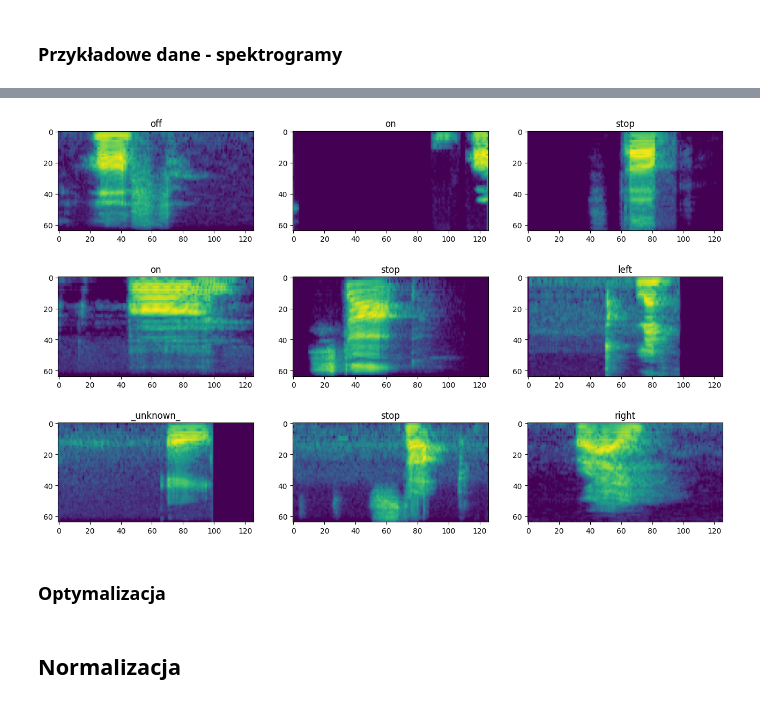
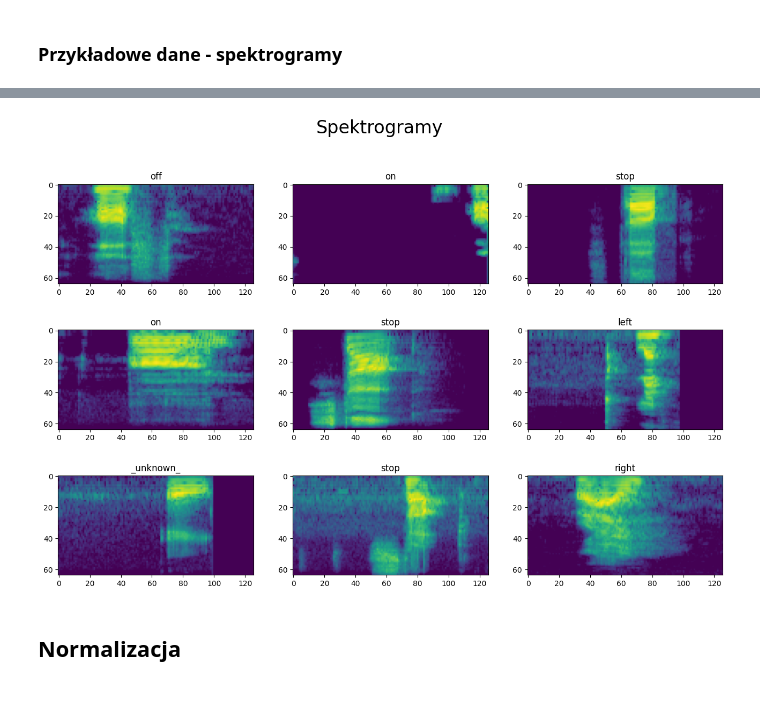
Before and after one commit to JKural/psi-projekt, a Jupyter notebook: psi-project.ipynb, the cells around one changed output, grey strips where cells are left out. Cells and saved outputs as stored; diff of their text form; code cells hidden in the pictures.

```diff
--- a/psi-project.ipynb
+++ b/psi-project.ipynb
@@ -139,7 +159,6 @@ fig, axs = plt.subplots(rows, cols, figsize=(16, 10))
 for k, (audio, label) in enumerate(train_ds.take(n)):
     i, j = divmod(k, cols)
     ts = np.linspace(0, 1, 16000)
-    audio = (audio / np.iinfo(np.int16).max).numpy()
     audio = np.pad(audio, [[0, 16000 - len(audio)]])
     axs[i, j].plot(ts, audio)
     axs[i, j].set_title(info.features["label"].names[label])
@@ -185,30 +220,22 @@ mel_spectrogram_layer = layers.MelSpectrogram(
 # %% [markdown]
 ## Datasety spektrogramów
 # %%
-def get_spectrogram(audio):
-    min_size = 16000 - tf.shape(audio)[0]
-    paddings = [[0, min_size]]
-    padded_scaled_audio = tf.pad(
-        tf.cast(audio / np.iinfo(np.int16).max, tf.float32),
-        paddings=paddings,
-        mode="CONSTANT"
-    )
-    return tf.transpose(mel_spectrogram_layer(padded_scaled_audio))
+batch_size=32
 
-train_spectrogram_ds = train_ds.map(
-    lambda X, y: (get_spectrogram(X), y),
-    num_parallel_calls=tf.data.AUTOTUNE
-)
+train_spectrogram_ds = (train_ds
+                        .batch(batch_size)
+                        .map(lambda X, y: (preprocessing_layer(X), y))
+                        .prefetch(buffer_size=tf.data.AUTOTUNE))
 
-val_spectrogram_ds = val_ds.map(
-    lambda X, y: (get_spectrogram(X), y),
-    num_parallel_calls=tf.data.AUTOTUNE
-)
+val_spectrogram_ds = (val_ds
+                      .batch(batch_size)
+                      .map(lambda X, y: (preprocessing_layer(X), y))
+                      .prefetch(buffer_size=tf.data.AUTOTUNE))
 
-test_spectrogram_ds = test_ds.map(
-    lambda X, y: (get_spectrogram(X), y),
-    num_parallel_calls=tf.data.AUTOTUNE
-)
+test_spectrogram_ds = (test_ds
+                       .batch(batch_size)
+                       .map(lambda X, y: (preprocessing_layer(X), y))
+                       .prefetch(buffer_size=tf.data.AUTOTUNE))
 # %% [markdown]
 ### Przykładowe dane - spektrogramy
 # %%
@@ -220,9 +247,11 @@ rows = 3
 cols = 3
 n = rows * cols
 fig, axs = plt.subplots(rows, cols, figsize=(16, 10))
-for k, (spectrogram, label) in enumerate(train_spectrogram_ds.take(n)):
-        i, j = divmod(k, cols)
-        axs[i, j].imshow(spectrogram.numpy().T)
-        axs[i, j].set_title(info.features["label"].names[label])
+for Xs, ys in train_spectrogram_ds.take(1):
+    for k, (spectrogram, label) in enumerate(zip(Xs[:n], ys[:n])):
+            i, j = divmod(k, cols)
+            draw_spectrogram(axs[i, j], spectrogram)
+            axs[i, j].set_title(label_names[label])
+fig.suptitle("Spektrogramy", fontsize=24)
 plt.show()
 # %% [output]
@@ -230,3 +259 @@ plt.show()
-[figure, old version]
+[figure, new version]
-# %% [markdown]
-### Optymalizacja
```
Also changed, not shown: parts of 48 cells of this notebook, 8 other files.
